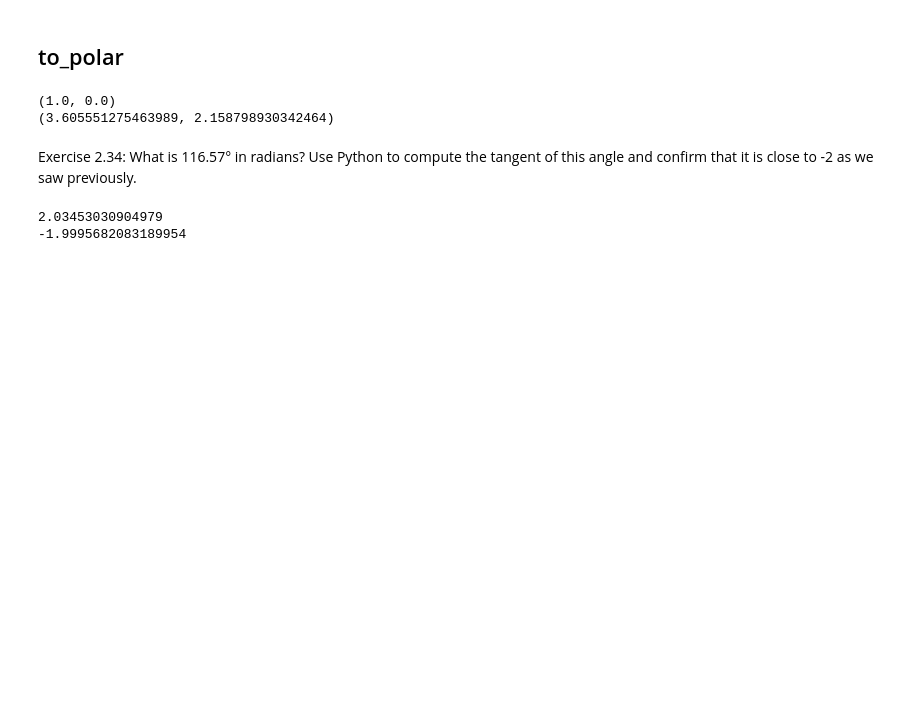
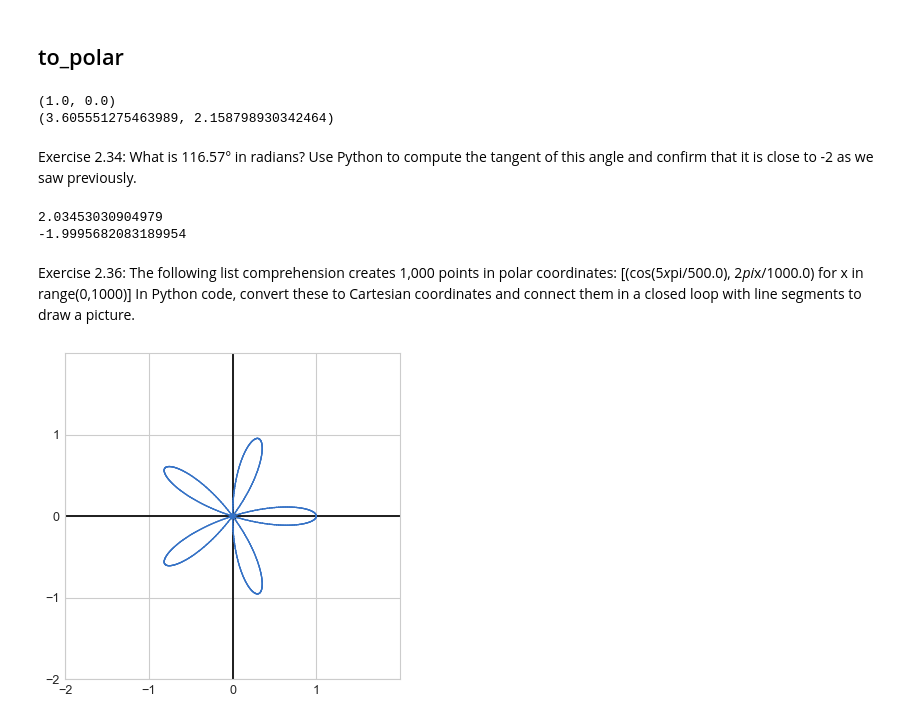
Before and after one commit to aliakhtar/maths4programmers-python, a Jupyter notebook: ch2/work.ipynb, the cells around one changed output. Cells and saved outputs as stored; diff of their text form; code cells hidden in the pictures; blank space fills up the shorter version.

```diff
--- a/ch2/work.ipynb
+++ b/ch2/work.ipynb
@@ -316,3 +316,14 @@ print(tan(radians))
 # %% [output]
 2.03453030904979
 -1.9995682083189954
+# %% [markdown]
+Exercise 2.36: The following list comprehension creates 1,000 points in polar coordinates:
+[(cos(5*x*pi/500.0), 2*pi*x/1000.0) for x in range(0,1000)]
+In Python code, convert these to Cartesian coordinates and connect them in a closed loop with line segments to draw a
+picture.
+# %%
+polar_vecs = [(cos(5*x*pi/500.0), 2*pi*x/1000.0) for x in range(0,1000)]
+carts = list(map(to_cartesian, polar_vecs))
+draw(Polygon(*carts))
+# %% [output]
+[figure, added]
```
